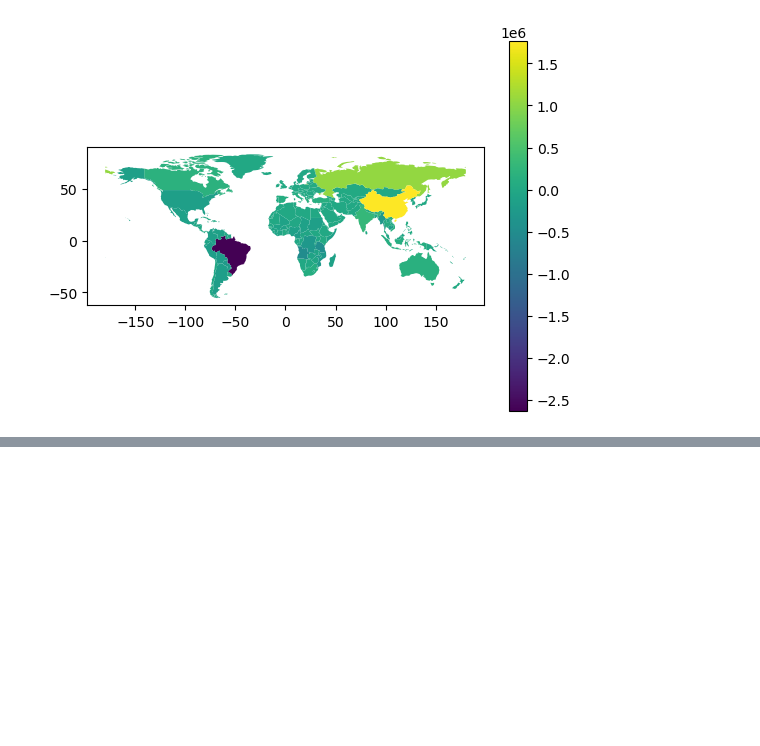
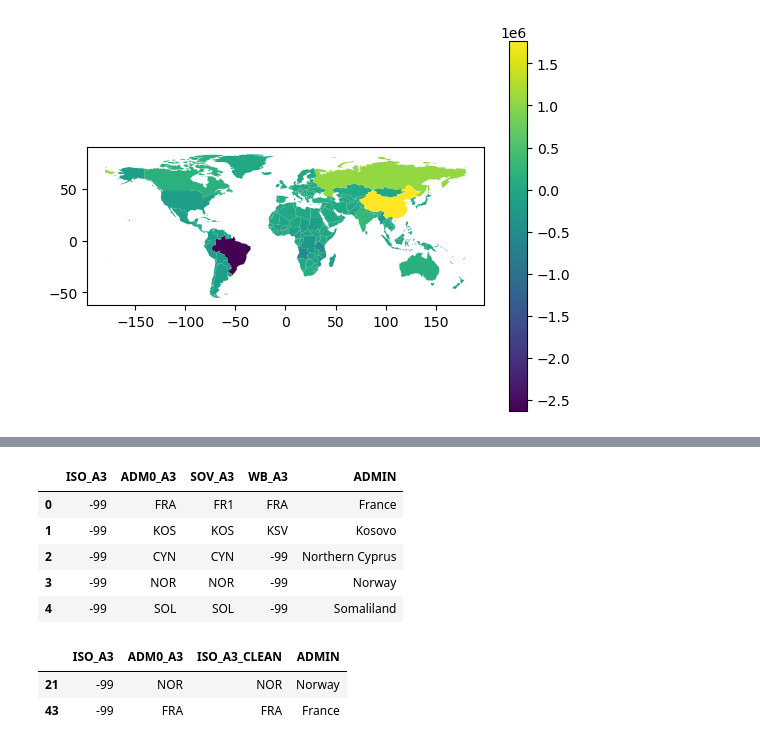
Before and after one commit to Behnia02/Group_G, a Jupyter notebook: notebooks/Explore_merge.ipynb, the cells around one changed output, grey strips where cells are left out. Saved outputs shown, nothing was run; the diff lists cells and outputs as text; code cells hidden in the pictures; blank space fills up the shorter version.

Commit message:
Updated Function 2 with cleaned Join Key

```diff
--- a/notebooks/Explore_merge.ipynb
+++ b/notebooks/Explore_merge.ipynb
@@ -659,0 +685,20 @@ gdf_2019.plot(column="forest_area_change", legend=True)
+# %%
+# Detect best name column automatically
+name_col = next(
+    (c for c in ["ADMIN", "NAME", "SOVEREIGNT", "FORMAL_EN"] if c in world.columns),
+    None
+)
+
+problematic = world.loc[
+    world["ISO_A3"] == "-99",
+    [c for c in ["ISO_A3", "ADM0_A3", "SOV_A3", "WB_A3", name_col] if c in world.columns]
+].sort_values(name_col)
+
+problematic.reset_index(drop=True)
+# %% [output]
+|  | ISO_A3 | ADM0_A3 | SOV_A3 | WB_A3 | ADMIN |
+| 0 | -99 | FRA | FR1 | FRA | France |
+| 1 | -99 | KOS | KOS | KSV | Kosovo |
+| 2 | -99 | CYN | CYN | -99 | Northern Cyprus |
+| 3 | -99 | NOR | NOR | -99 | Norway |
+| 4 | -99 | SOL | SOL | -99 | Somaliland |
@@ -659,0 +717,9 @@ gdf_2019.plot(column="forest_area_change", legend=True)
+# %%
+world.loc[
+    world["ADMIN"].isin(["France", "Norway"]),
+    ["ISO_A3", "ADM0_A3", "ISO_A3_CLEAN", "ADMIN"]
+]
+# %% [output]
+|  | ISO_A3 | ADM0_A3 | ISO_A3_CLEAN | ADMIN |
+| 21 | -99 | NOR | NOR | Norway |
+| 43 | -99 | FRA | FRA | France |
```
Also changed, not shown: parts of 39 cells of this notebook, 3 other files.
